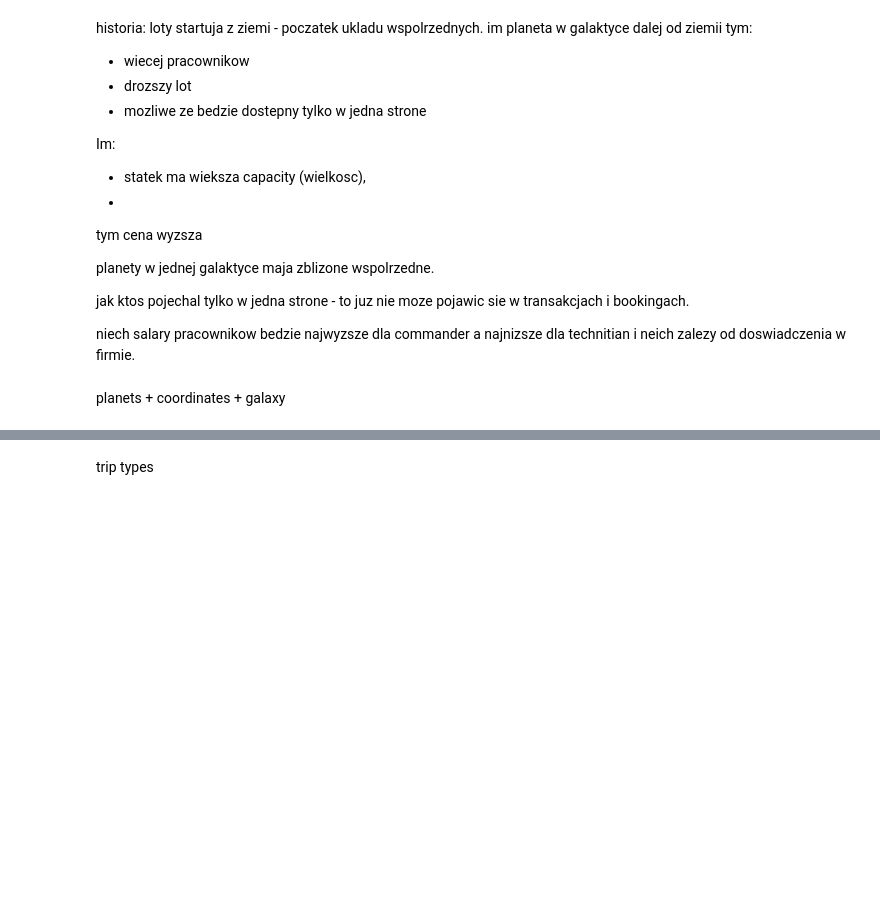
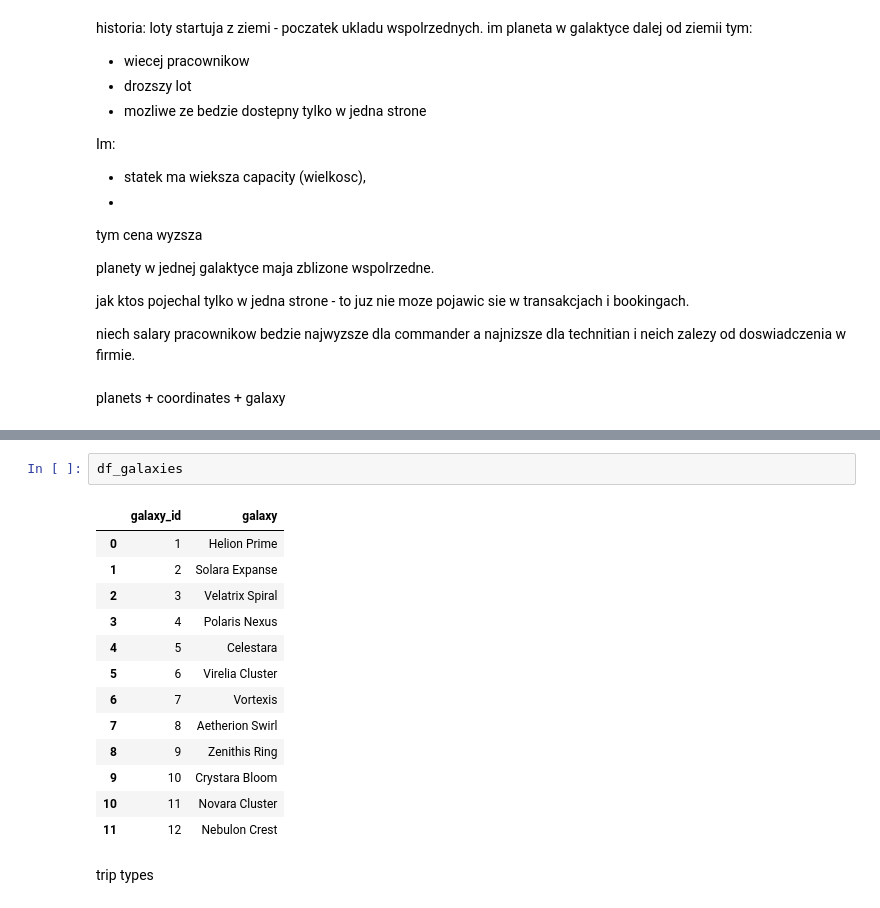
Before and after one commit to werojskz/space_database, a Jupyter notebook: data_creation.ipynb, the cells around one changed output, grey strips where cells are left out. Drawn from its saved outputs; the diff is of its cells as text; blank space fills up the shorter version.

```diff
--- a/data_creation.ipynb
+++ b/data_creation.ipynb
@@ -103,3 +291,19 @@ df_planets
+# %%
+df_galaxies
+# %% [output]
+|  | galaxy_id | galaxy |
+| 0 | 1 | Helion Prime |
+| 1 | 2 | Solara Expanse |
+| 2 | 3 | Velatrix Spiral |
+| 3 | 4 | Polaris Nexus |
+| 4 | 5 | Celestara |
+| 5 | 6 | Virelia Cluster |
+| 6 | 7 | Vortexis |
+| 7 | 8 | Aetherion Swirl |
+| 8 | 9 | Zenithis Ring |
+| 9 | 10 | Crystara Bloom |
+| 10 | 11 | Novara Cluster |
+| 11 | 12 | Nebulon Crest |
 # %% [markdown]
 trip types
 # %%
```
Also changed, not shown: parts of 4 cells of this notebook, 3 other files.
